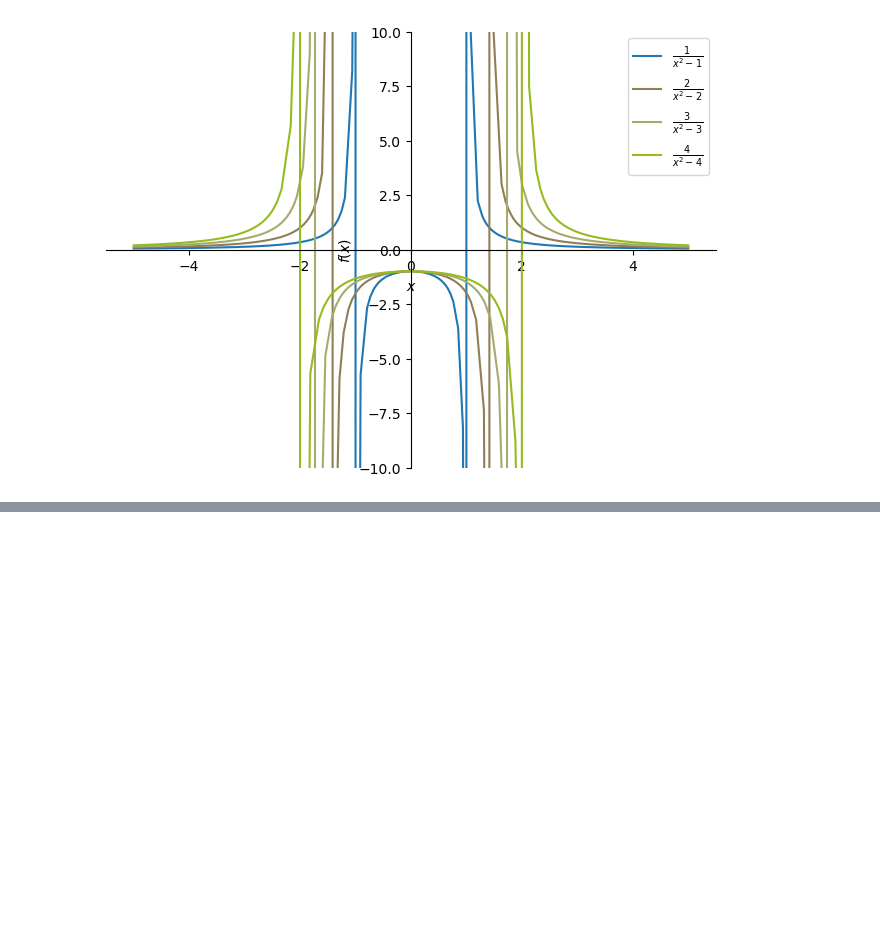
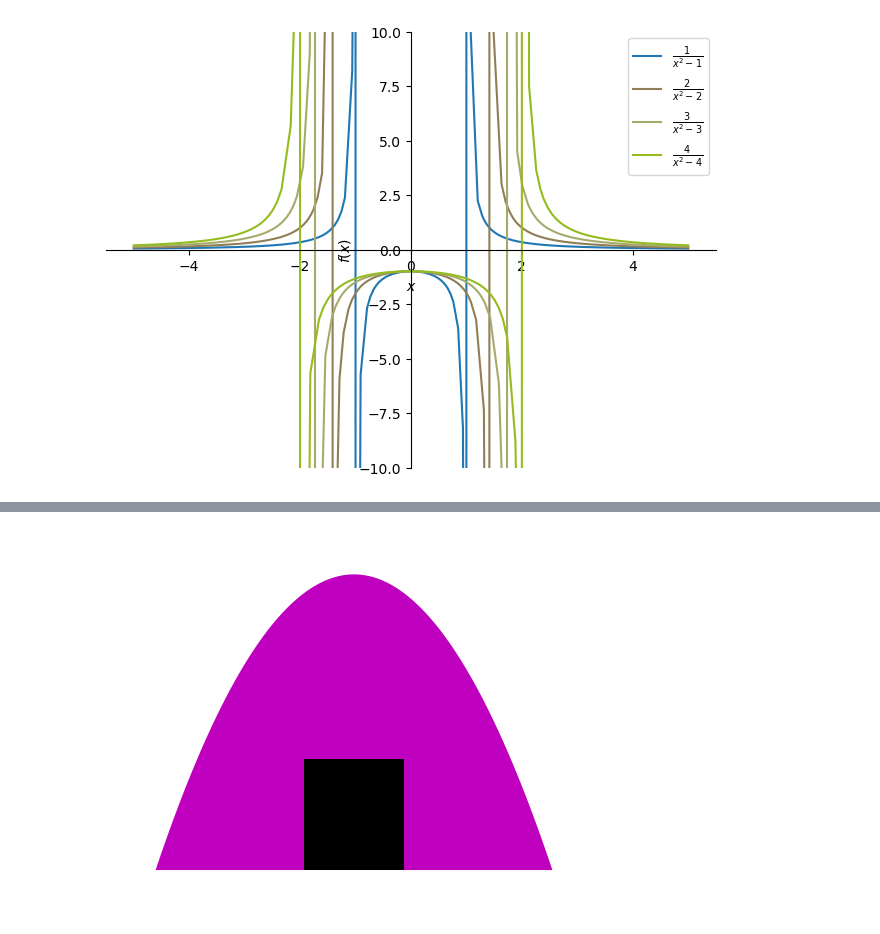
Before and after one commit to Kantulaev/ML_projects, a Jupyter notebook: lesson_4_Visualisation.ipynb, the cells around one changed output, grey strips where cells are left out. Saved outputs shown, nothing was run; the diff lists cells and outputs as text; code cells hidden in the pictures; blank space fills up the shorter version.

Commit message:
Polygons

```diff
--- a/lesson_4_Visualisation.ipynb
+++ b/lesson_4_Visualisation.ipynb
@@ -105,0 +121,20 @@ p.show()
+# %%
+x = np.linspace(-2,2,101)
+y = -x**2
+matrA = np.vstack((x,y)).T
+
+matrB = np.array([[-0.5, -4], [0.5, -4], [0.5, -2.5], [-0.5, -2.5]])
+
+pA = Polygon(matrA, facecolor='m', alpha=1)
+pB = Polygon(matrB, facecolor='k', alpha=1)
+
+fig, ax = plt.subplots()
+ax.add_patch(pA)
+ax.add_patch(pB)
+
+ax.set_xlim([-2.5, 2.5])
+ax.set_ylim([-4.5, 0.5])
+plt.axis('off')
+plt.show()
+# %% [output]
+[figure, added]
```
Also changed, not shown: parts of 3 cells of this notebook, 2 other files.
